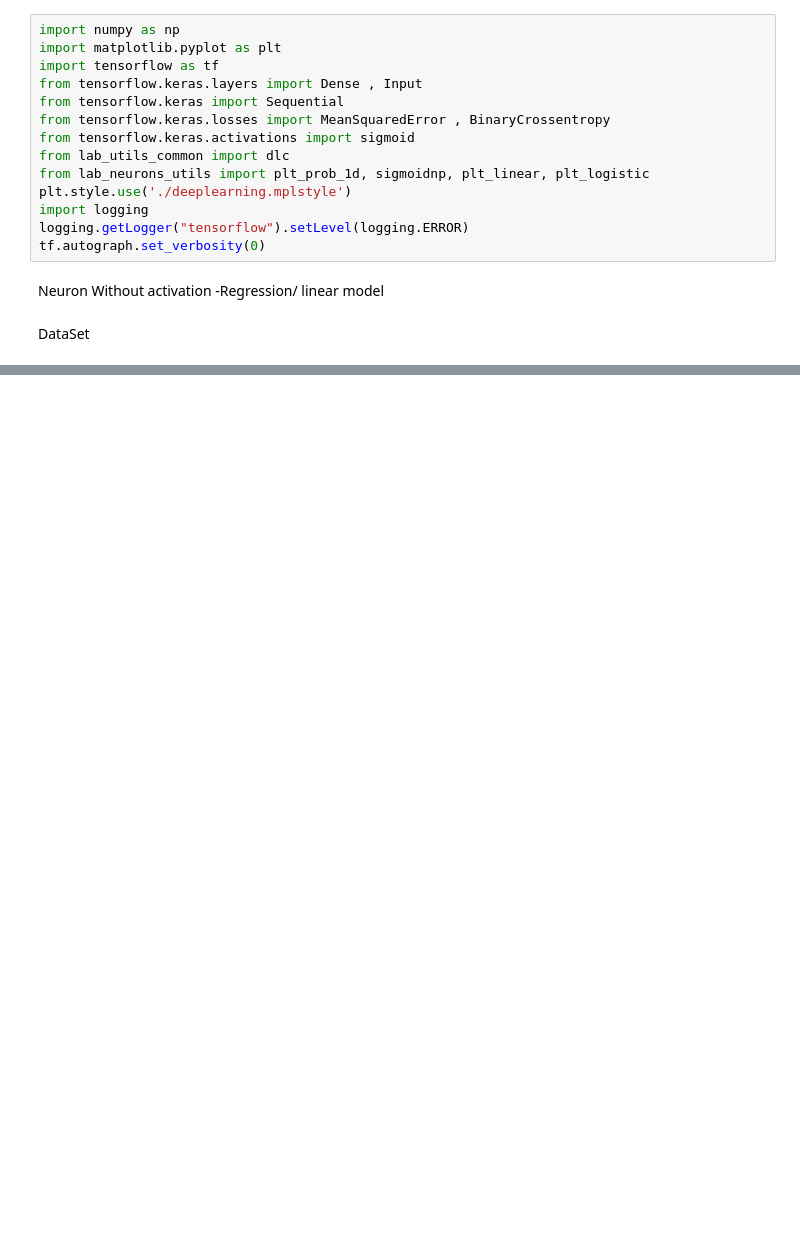
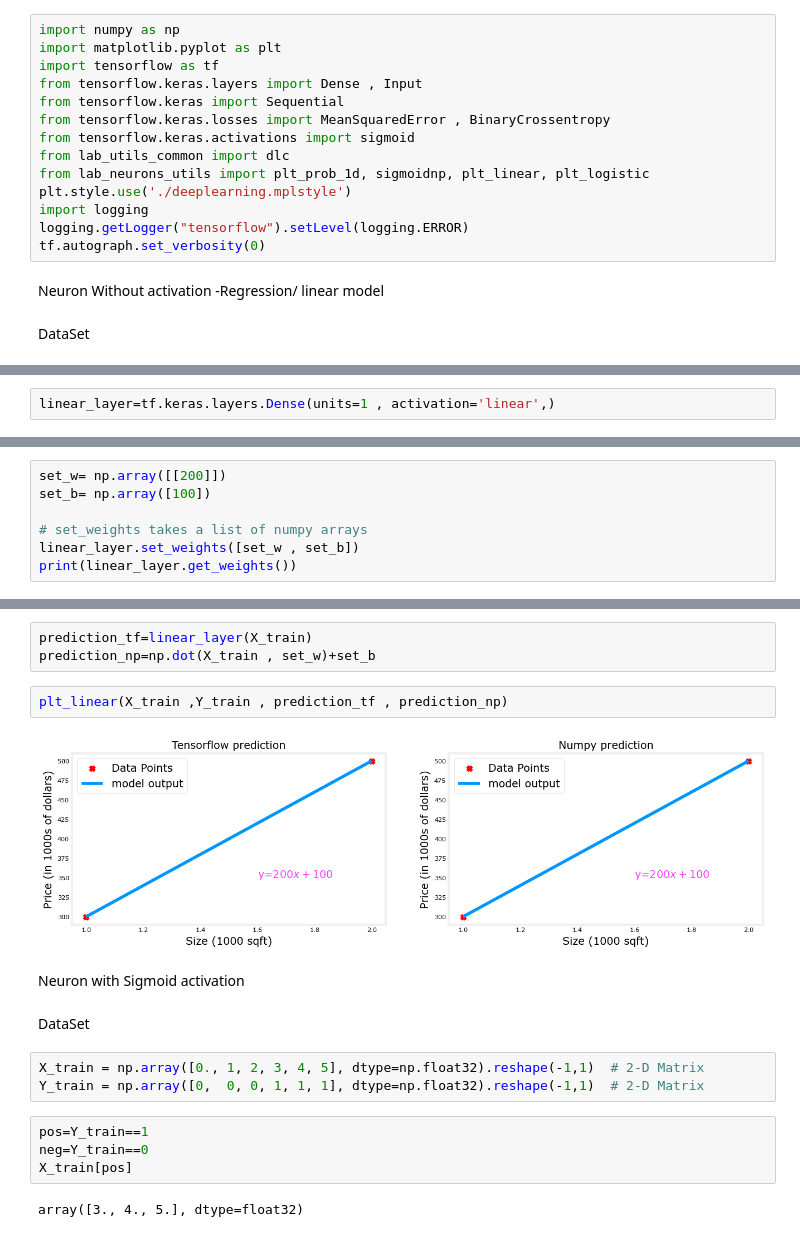
Before and after one commit to Roshanchau/learning_ML, a Jupyter notebook: Advanced_learning_algorithms/1_neurons&layers.ipynb, the cells around one changed output, grey strips where cells are left out. Saved outputs shown, nothing was run; the diff lists cells and outputs as text; blank space fills up the shorter version.

```diff
--- a/Advanced_learning_algorithms/1_neurons&layers.ipynb
+++ b/Advanced_learning_algorithms/1_neurons&layers.ipynb
@@ -31,0 +33,2 @@ plt.show()
+# %%
+linear_layer=tf.keras.layers.Dense(units=1 , activation='linear',)
@@ -31,0 +51,7 @@ plt.show()
+# %%
+set_w= np.array([[200]])
+set_b= np.array([100])
+
+# set_weights takes a list of numpy arrays
+linear_layer.set_weights([set_w , set_b])
+print(linear_layer.get_weights())
@@ -31,0 +68,20 @@ plt.show()
+# %%
+prediction_tf=linear_layer(X_train)
+prediction_np=np.dot(X_train , set_w)+set_b
+# %%
+plt_linear(X_train ,Y_train , prediction_tf , prediction_np)
+# %% [output]
+[figure, added]
+# %% [markdown]
+Neuron with Sigmoid activation
+# %% [markdown]
+DataSet
+# %%
+X_train = np.array([0., 1, 2, 3, 4, 5], dtype=np.float32).reshape(-1,1)  # 2-D Matrix
+Y_train = np.array([0,  0, 0, 1, 1, 1], dtype=np.float32).reshape(-1,1)  # 2-D Matrix
+# %%
+pos=Y_train==1
+neg=Y_train==0
+X_train[pos]
+# %% [output]
+array([3., 4., 5.], dtype=float32)
```
Also changed, not shown: parts of 16 cells of this notebook, 1 other file.
